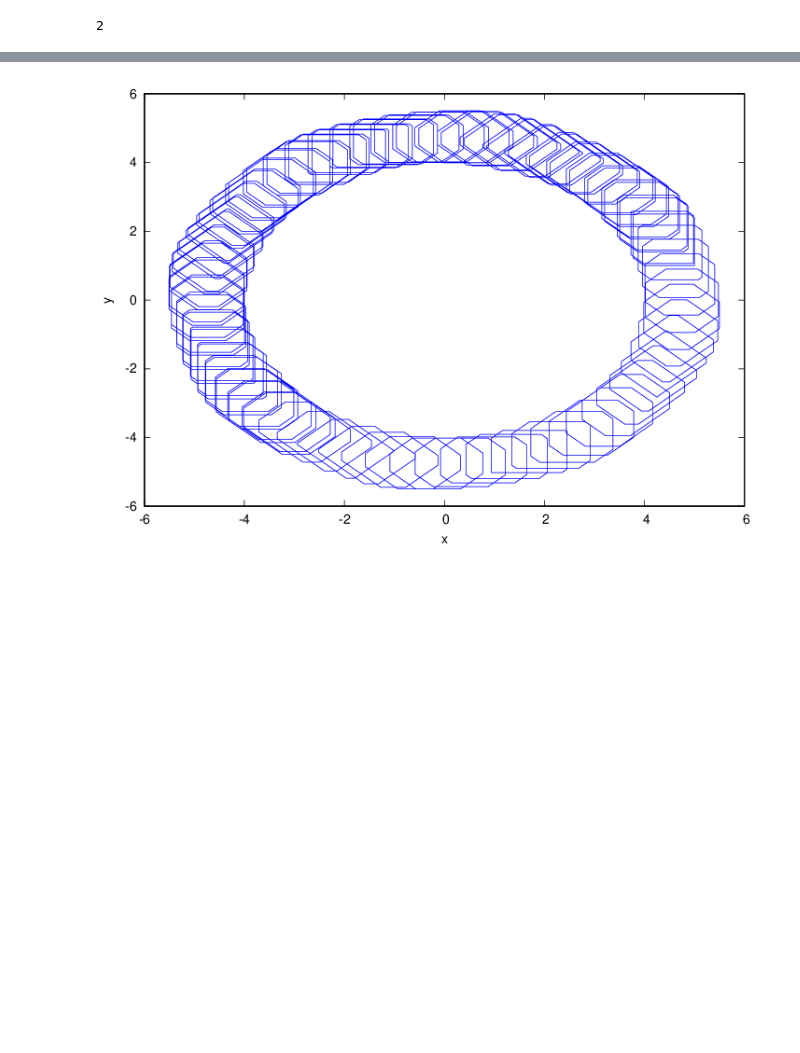
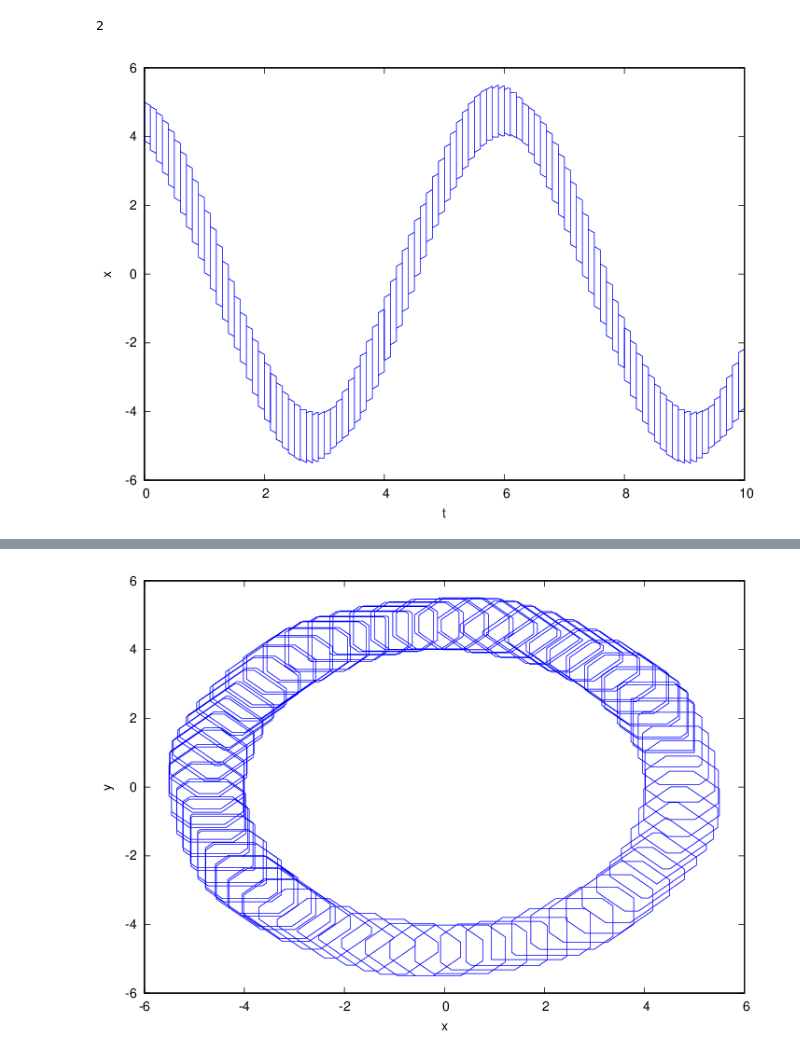
Before and after one commit to twright/Logic-of-Behaviour-in-Uncertain-Contexts, a Jupyter notebook: Flowstar wrapper tests.ipynb, the cells around one changed output, grey strips where cells are left out. Saved outputs shown, nothing was run; the diff lists cells and outputs as text; code cells hidden in the pictures; blank space fills up the shorter version.

```diff
--- a/Flowstar wrapper tests.ipynb
+++ b/Flowstar wrapper tests.ipynb
@@ -52,3 +56,7 @@ D = Reach(
 D.res
 # %% [output]
 2
+# %%
+D.wplot(b't', b'x')
+# %% [output]
+[figure, added]
```
Also changed, not shown: parts of 8 cells of this notebook, 9 other files.
